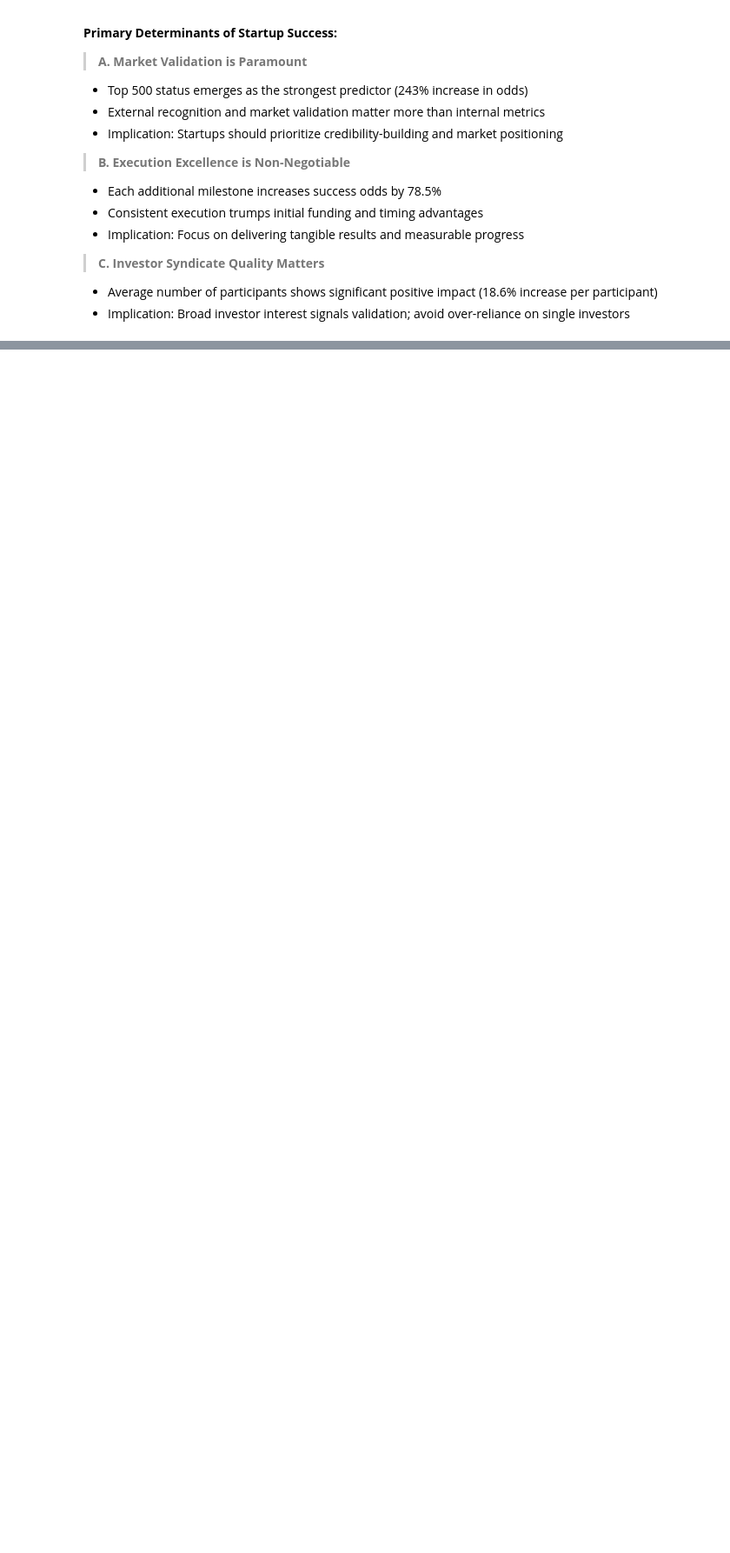
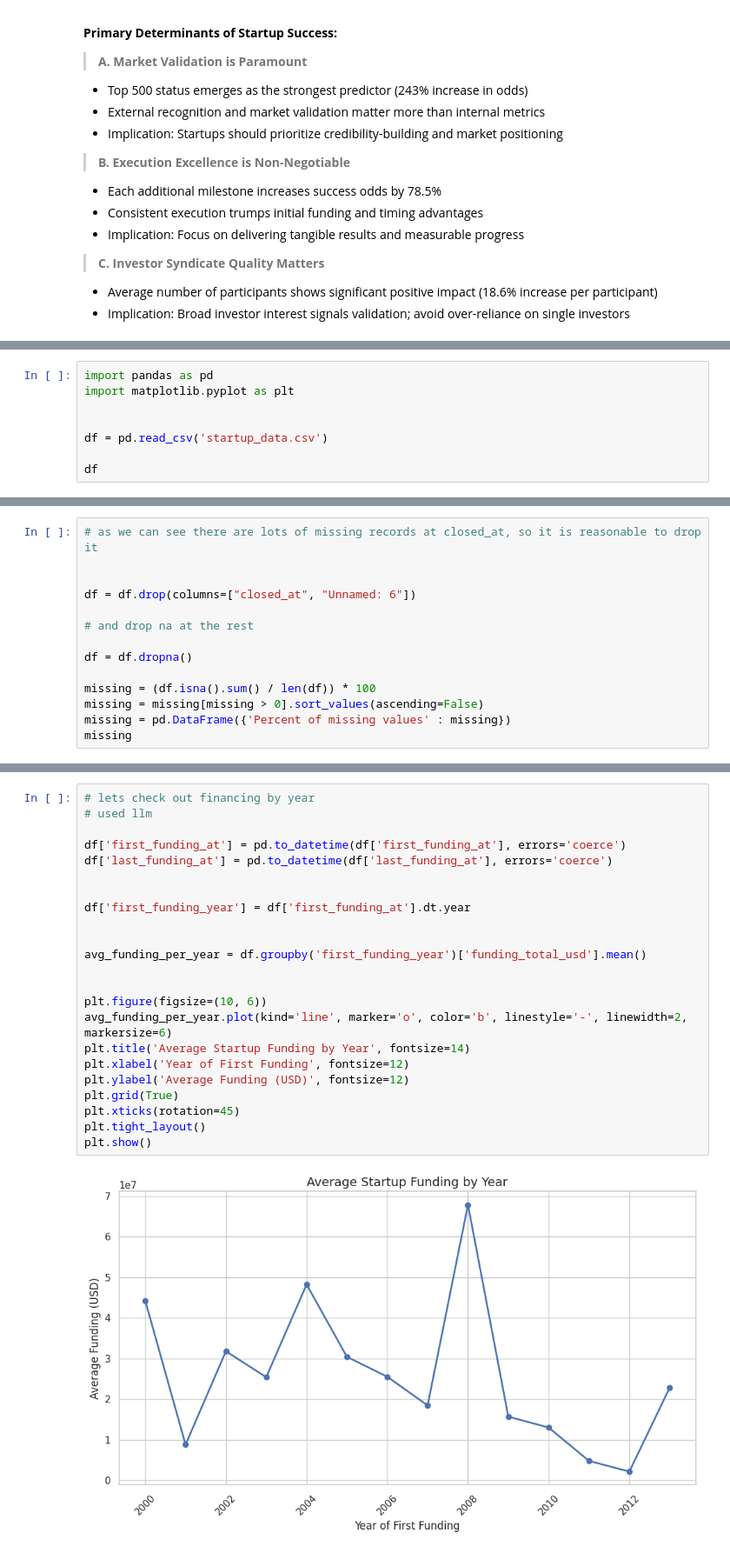
Before and after one commit to CepbluKot/hse-data-analysis-2025, a Jupyter notebook: project/project.ipynb, the cells around one changed output, grey strips where cells are left out. Shown at 87% size. Cells and saved outputs as stored; diff of their text form; blank space fills up the shorter version.

```diff
--- a/project/project.ipynb
+++ b/project/project.ipynb
@@ -871,0 +883,8 @@ The study challenges several conventional wisdoms in startup investing:
+# %%
+import pandas as pd
+import matplotlib.pyplot as plt
+
+
+df = pd.read_csv('startup_data.csv')
+
+df
@@ -871,0 +1043,14 @@ The study challenges several conventional wisdoms in startup investing:
+# %%
+# as we can see there are lots of missing records at closed_at, so it is reasonable to drop it
+
+
+df = df.drop(columns=["closed_at", "Unnamed: 6"])
+
+# and drop na at the rest
+
+df = df.dropna()
+
+missing = (df.isna().sum() / len(df)) * 100
+missing = missing[missing > 0].sort_values(ascending=False)
+missing = pd.DataFrame({'Percent of missing values' : missing})
+missing
@@ -871,0 +1175,25 @@ The study challenges several conventional wisdoms in startup investing:
+# %%
+# lets check out financing by year
+# used llm
+
+df['first_funding_at'] = pd.to_datetime(df['first_funding_at'], errors='coerce')
+df['last_funding_at'] = pd.to_datetime(df['last_funding_at'], errors='coerce')
+
+
+df['first_funding_year'] = df['first_funding_at'].dt.year
+
+
+avg_funding_per_year = df.groupby('first_funding_year')['funding_total_usd'].mean()
+
+
+plt.figure(figsize=(10, 6))
+avg_funding_per_year.plot(kind='line', marker='o', color='b', linestyle='-', linewidth=2, markersize=6)
+plt.title('Average Startup Funding by Year', fontsize=14)
+plt.xlabel('Year of First Funding', fontsize=12)
+plt.ylabel('Average Funding (USD)', fontsize=12)
+plt.grid(True)
+plt.xticks(rotation=45)
+plt.tight_layout()
+plt.show()
+# %% [output]
+[figure, added]
```
Also changed, not shown: parts of 53 cells of this notebook.
